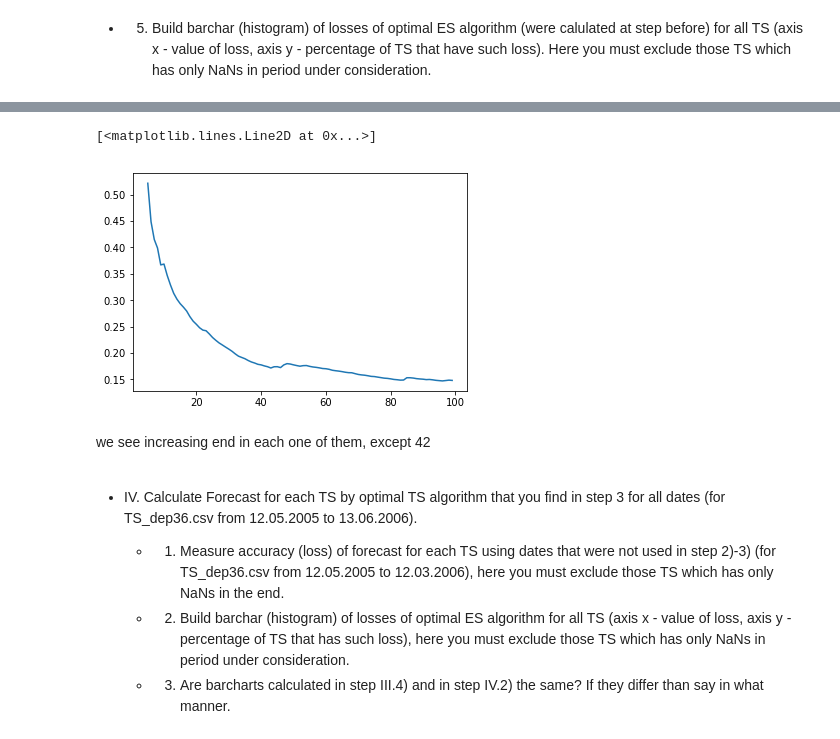
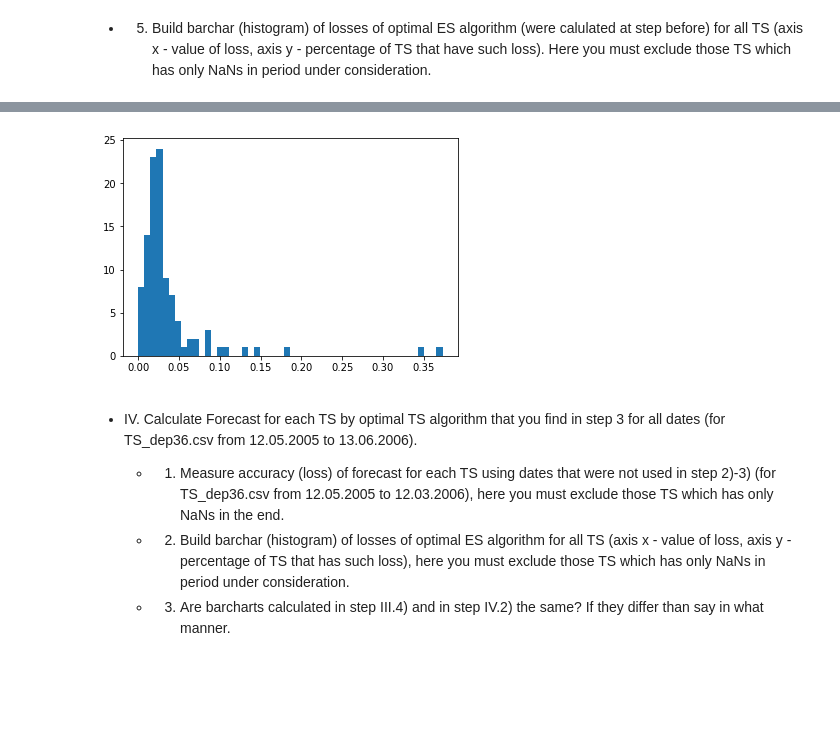
Before and after one commit to Rosehair/ml_team_dav, a Jupyter notebook: lab1/Lab 1.ipynb, the cells around one changed output, grey strips where cells are left out. Saved outputs shown, nothing was run; the diff lists cells and outputs as text; code cells hidden in the pictures; blank space fills up the shorter version.

```diff
--- a/lab1/Lab 1.ipynb
+++ b/lab1/Lab 1.ipynb
@@ -502,0 +325,6 @@ for 42 alpha=0.25 gamma=0.1
+# %%
+from sklearn.grid_search import ParameterGrid
+param_grid = {'alpha': np.arange(0.05,1.05,0.10), 'gamma': np.arange(0.05,1.05,0.10), 'AdaptationPeriod': [100]}
+grid = ParameterGrid(param_grid)
+
+best_adapt = find_params(pd.DataFrame(ts_train),AdaptiveExponentialSmoothing, list(grid), 'adaptive')
@@ -566,0 +351,6 @@ for 42 alpha=0.5 beta=0.1 delta=0.3
+# %%
+from sklearn.grid_search import ParameterGrid
+param_grid = {'alpha': np.arange(0.05,1.05,0.20), 'delta': np.arange(0.05,1.05,0.20),'beta': np.arange(0.05,1.05,0.20), 'seasonality_period': [7]}
+grid = ParameterGrid(param_grid)
+
+best_wage = find_params(pd.DataFrame(ts_train),WageExponentialSmoothing, list(grid), 'adaptive')
@@ -703,0 +385,14 @@ for 42 best is winters with {'alpha':0.2, 'delta': 0.2,'seasonality_period': 7}
+# %%
+best = dict()
+for key in best_wage:
+    loss = [1,1,1,1]
+    param = [best_init[key], best_adapt[key],best_winter[key],best_wage[key]]
+    mdl = np.array(InitExponentialSmoothing(ts_valid[key], h, best_init[key][0]))
+    loss[0] = MSE(mdl[1:], np.array(ts_valid[key]))
+    mdl = np.array(AdaptiveExponentialSmoothing(ts_valid[key], h, best_adapt[key][0]))
+    loss[1] = MSE(mdl[1:], np.array(ts_valid[key]))
+    mdl = np.array(WintersExponentialSmoothing(ts_valid[key], h, best_winter[key][0]))
+    loss[2] = MSE(mdl[1:], np.array(ts_valid[key]))
+    mdl = np.array(WageExponentialSmoothing(ts_valid[key], h, best_wage[key][0]))
+    loss[3] = MSE(mdl[1:], np.array(ts_valid[key]))
+    best[key] = param[np.argmin(loss)][0],param[np.argmin(loss)][2], min(loss)
@@ -731,10 +408,12 @@ loss_42 = histogram(ts42_valid,WintersExponentialSmoothing, {'alpha':0.2, 'delta
-# %%
-plt.plot(range(5,100,1),loss_42)
-# %% [output]
-[<matplotlib.lines.Line2D at 0x...>]
-[figure, removed]
-# %% [markdown]
-we see increasing end in each one of them, except 42
+# %%
+losses = []
+for key in best:
+    losses.append((best[key])[2])
+# %%
+# there are few that have more then 0.5 loss
+hist1 = plt.hist([i for i in losses if i < 0.5], bins=50)
+# %% [output]
+[figure, added]
 # %% [markdown]
 * IV. Calculate Forecast for each TS by optimal TS algorithm that you find in step 3 for all dates (for TS_dep36.csv from 12.05.2005 to 13.06.2006).
 
```
Also changed, not shown: parts of 78 cells of this notebook, 1 other file.
